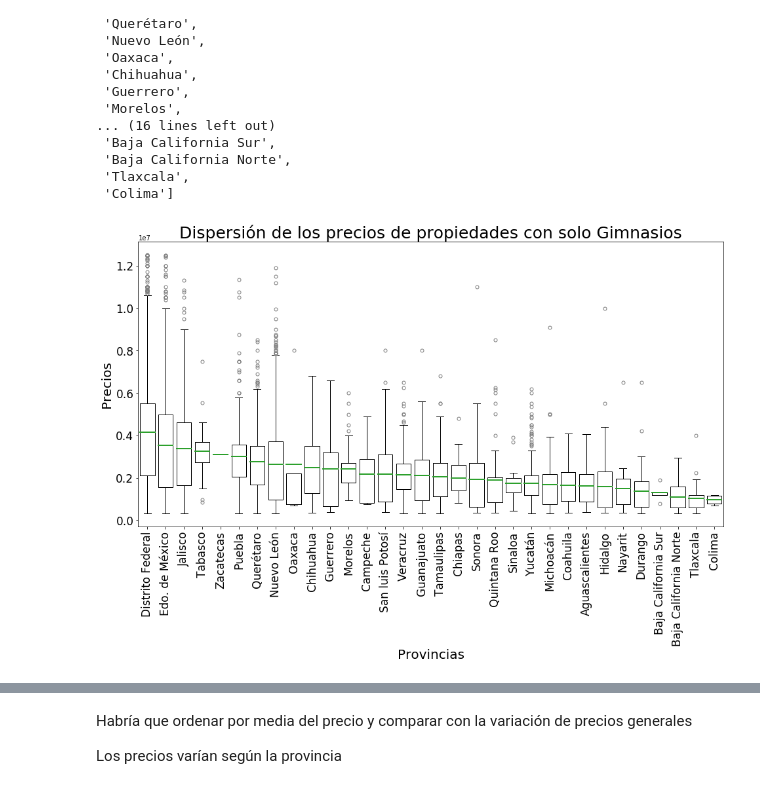
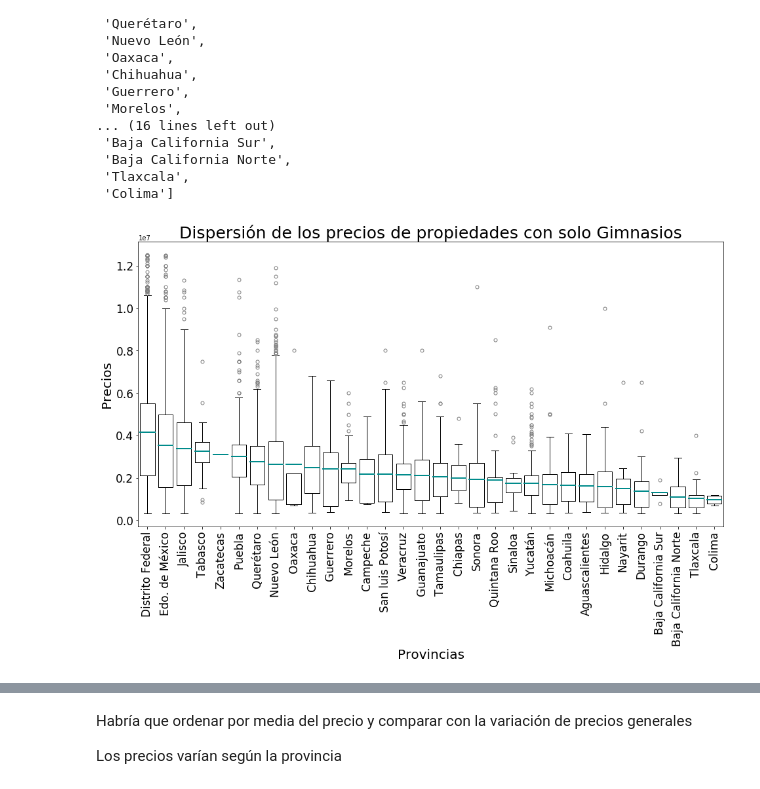
Before and after one commit to komod0/TPs-Org.Datos, a Jupyter notebook: tp1/nbfacundo.ipynb, the cells around one changed output, grey strips where cells are left out. Saved outputs shown, nothing was run; the diff lists cells and outputs as text; code cells hidden in the pictures.

```diff
--- a/tp1/nbfacundo.ipynb
+++ b/tp1/nbfacundo.ipynb
@@ -671,32 +671,32 @@ plt.boxplot([solo_gimnasio.loc[solo_gimnasio['Provincia'] == provincias_nombres[
              solo_gimnasio.loc[solo_gimnasio['Provincia'] == provincias_nombres[16]]['Precio'], \
              solo_gimnasio.loc[solo_gimnasio['Provincia'] == provincias_nombres[17]]['Precio'], \
              solo_gimnasio.loc[solo_gimnasio['Provincia'] == provincias_nombres[18]]['Precio'], \
              solo_gimnasio.loc[solo_gimnasio['Provincia'] == provincias_nombres[19]]['Precio'], \
              solo_gimnasio.loc[solo_gimnasio['Provincia'] == provincias_nombres[20]]['Precio'], \
              solo_gimnasio.loc[solo_gimnasio['Provincia'] == provincias_nombres[21]]['Precio'], \
              solo_gimnasio.loc[solo_gimnasio['Provincia'] == provincias_nombres[22]]['Precio'], \
              solo_gimnasio.loc[solo_gimnasio['Provincia'] == provincias_nombres[23]]['Precio'], \
              solo_gimnasio.loc[solo_gimnasio['Provincia'] == provincias_nombres[24]]['Precio'], \
              solo_gimnasio.loc[solo_gimnasio['Provincia'] == provincias_nombres[25]]['Precio'], \
              solo_gimnasio.loc[solo_gimnasio['Provincia'] == provincias_nombres[26]]['Precio'], \
              solo_gimnasio.loc[solo_gimnasio['Provincia'] == provincias_nombres[27]]['Precio'], \
              solo_gimnasio.loc[solo_gimnasio['Provincia'] == provincias_nombres[28]]['Precio'], \
              solo_gimnasio.loc[solo_gimnasio['Provincia'] == provincias_nombres[29]]['Precio'], \
              solo_gimnasio.loc[solo_gimnasio['Provincia'] == provincias_nombres[30]]['Precio'], \
              solo_gimnasio.loc[solo_gimnasio['Provincia'] == provincias_nombres[31]]['Precio']], \
             labels = provincias_nombres, \
             widths = 0.8, \
             meanline = True, showmeans = True, \
             boxprops = dict(linewidth=1), \
-            meanprops = dict(linestyle = '-', linewidth=2), \
+            meanprops = dict(linestyle = '-', linewidth=2, color = 'darkcyan'), \
             # linestyle = '-' muestra la media con línea sólida
             flierprops = dict(marker='o', markerfacecolor='none', markersize=5, linestyle='none', markeredgecolor = 'grey'), \
             medianprops = dict(linestyle = 'none'))
 plt.title("Dispersión de los precios de propiedades con solo Gimnasios", fontsize = 25)
 plt.ylabel('Precios', fontsize = 20)
 plt.xlabel('Provincias', fontsize = 20)
 plt.xticks(rotation = 90, fontsize = 17)
 plt.yticks(fontsize = 17)
 plt.show()
 # %% [output]
-[figure, old version]
+[figure, new version]
```
Also changed, not shown: parts of 9 cells of this notebook.
